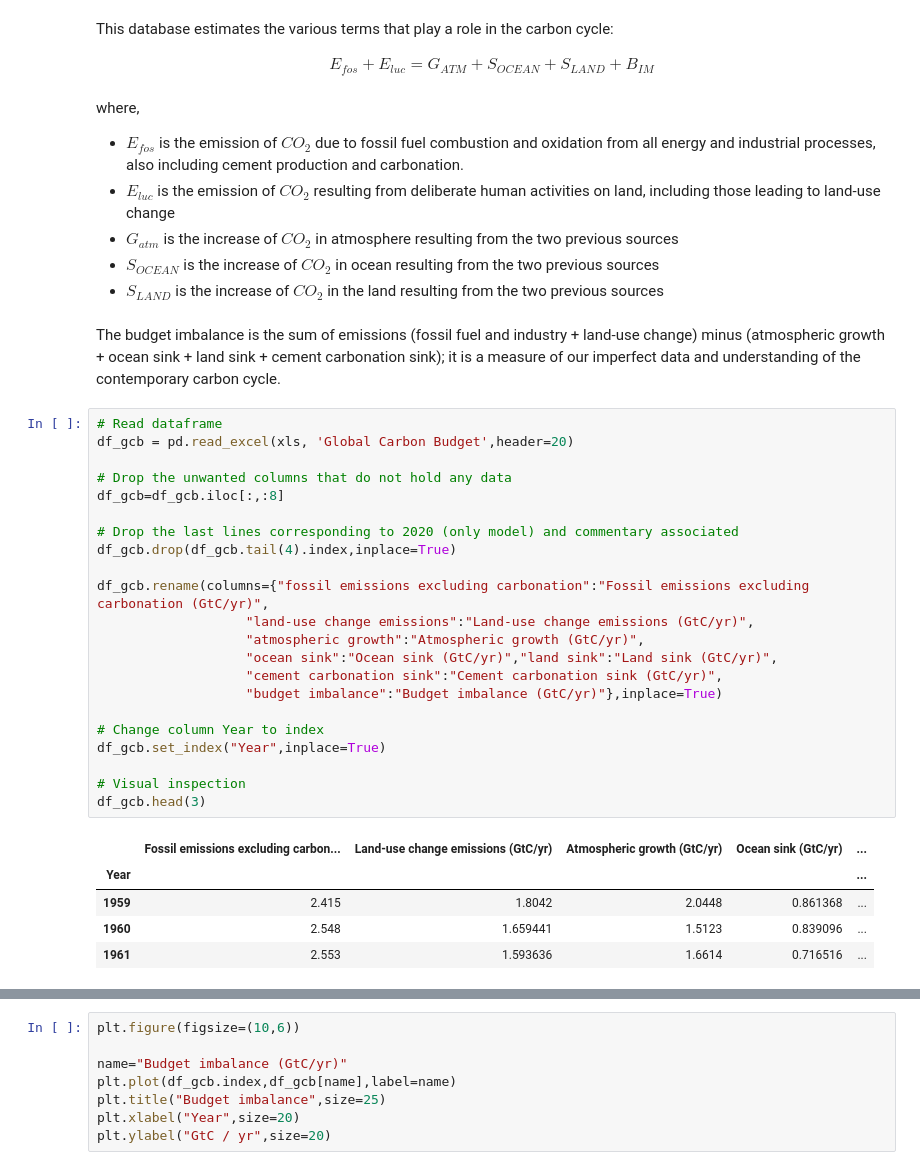
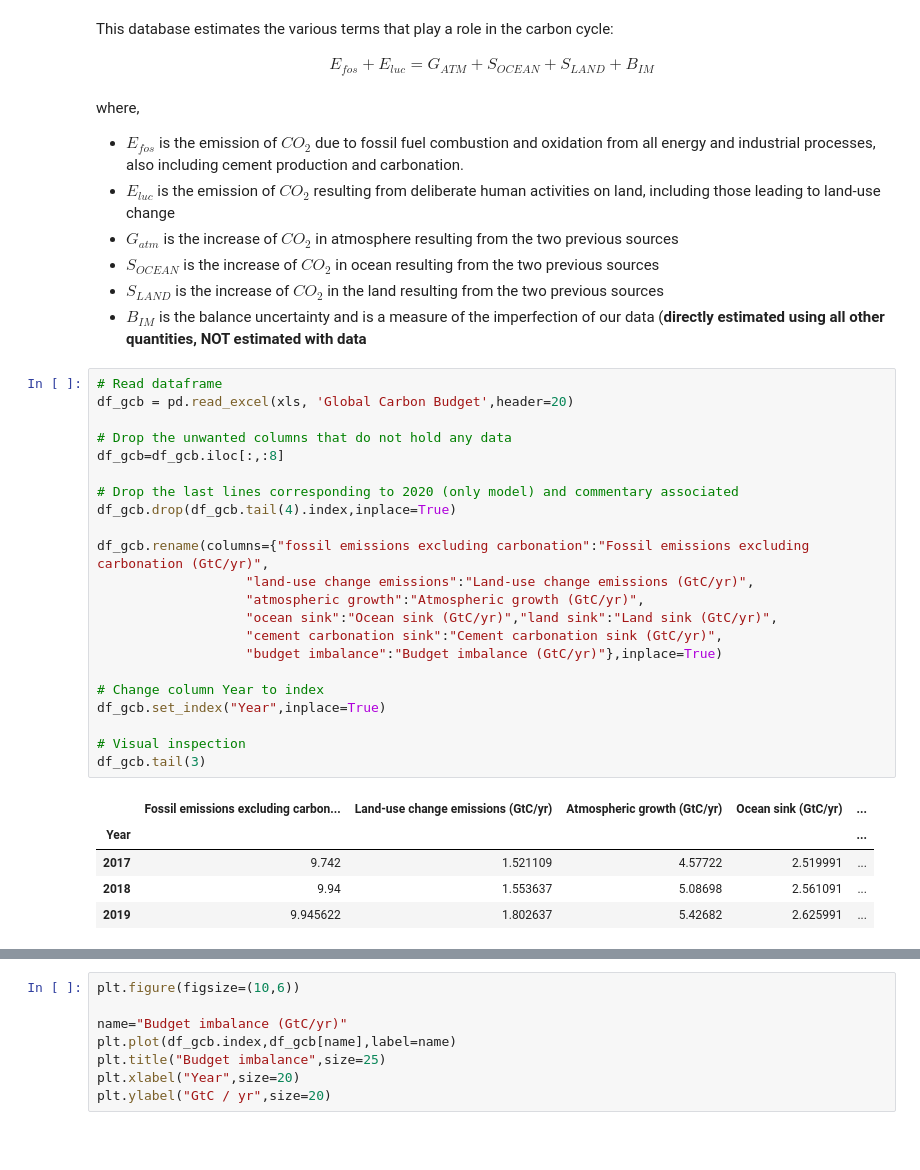
Before and after one commit to OpenGeoScales/ogs-data-exploration, a Jupyter notebook: notebooks/ghg-emissions/gcp/GCP_Exploration.ipynb, the cells around one changed output, grey strips where cells are left out. Drawn from its saved outputs; the diff is of its cells as text; blank space fills up the shorter version.

Commit message:
Combined the two notebooks together. Added more description of the data

```diff
--- a/notebooks/ghg-emissions/gcp/GCP_Exploration.ipynb
+++ b/notebooks/ghg-emissions/gcp/GCP_Exploration.ipynb
@@ -42,36 +42,35 @@ where,
     <li>$G_{atm}$ is the increase of $CO_{2}$ in atmosphere resulting from the two previous sources</li>
     <li>$S_{OCEAN}$ is the increase of $CO_{2}$ in ocean resulting from the two previous sources </li>
     <li>$S_{LAND}$ is the increase of $CO_{2}$ in the land resulting from the two previous sources </li>
+    <li>$B_{IM}$ is the balance uncertainty and is a measure of the imperfection of our data (<b>directly estimated using all other quantities, NOT estimated with data </b> </li>
 </ul>
-# %% [markdown]
-The budget imbalance is the sum of emissions (fossil fuel and industry + land-use change) minus (atmospheric growth + ocean sink + land sink + cement carbonation sink); it is a measure of our imperfect data and understanding of the contemporary carbon cycle.
 # %%
 # Read dataframe
 df_gcb = pd.read_excel(xls, 'Global Carbon Budget',header=20)
 
 # Drop the unwanted columns that do not hold any data
 df_gcb=df_gcb.iloc[:,:8]
 
 # Drop the last lines corresponding to 2020 (only model) and commentary associated
 df_gcb.drop(df_gcb.tail(4).index,inplace=True)
 
 df_gcb.rename(columns={"fossil emissions excluding carbonation":"Fossil emissions excluding carbonation (GtC/yr)",
                    "land-use change emissions":"Land-use change emissions (GtC/yr)",
                    "atmospheric growth":"Atmospheric growth (GtC/yr)",
                    "ocean sink":"Ocean sink (GtC/yr)","land sink":"Land sink (GtC/yr)",
                    "cement carbonation sink":"Cement carbonation sink (GtC/yr)",
                    "budget imbalance":"Budget imbalance (GtC/yr)"},inplace=True)
 
 # Change column Year to index
 df_gcb.set_index("Year",inplace=True)
 
 # Visual inspection
-df_gcb.head(3)
+df_gcb.tail(3)
 # %% [output]
 |  | Fossil emissions excluding carbon... | Land-use change emissions (GtC/yr) | Atmospheric growth (GtC/yr) | Ocean sink (GtC/yr) | ... |
 | Year |  |  |  |  | ... |
-| 1959 | 2.415 | 1.8042 | 2.0448 | 0.861368 | ... |
-| 1960 | 2.548 | 1.659441 | 1.5123 | 0.839096 | ... |
-| 1961 | 2.553 | 1.593636 | 1.6614 | 0.716516 | ... |
+| 2017 | 9.742 | 1.521109 | 4.57722 | 2.519991 | ... |
+| 2018 | 9.94 | 1.553637 | 5.08698 | 2.561091 | ... |
+| 2019 | 9.945622 | 1.802637 | 5.42682 | 2.625991 | ... |
 # %%
 # Plotting
```
Also changed, not shown: parts of 27 cells of this notebook.
